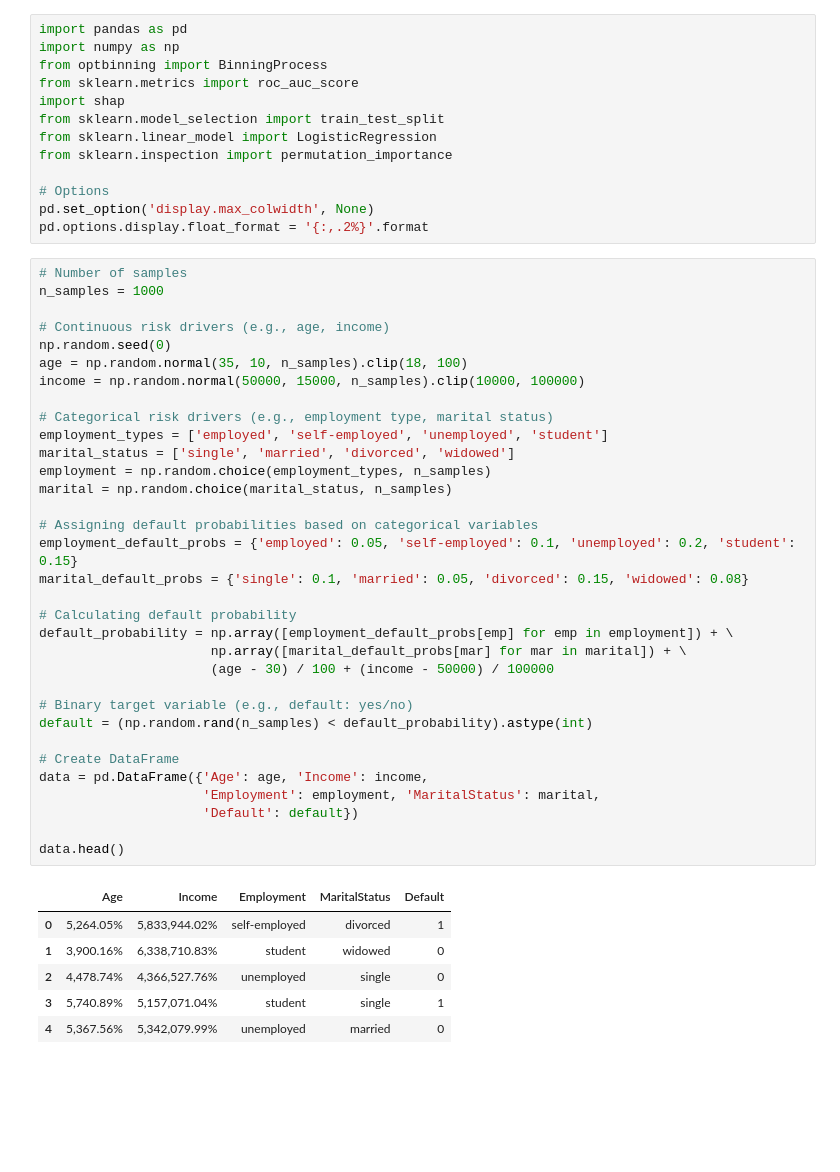
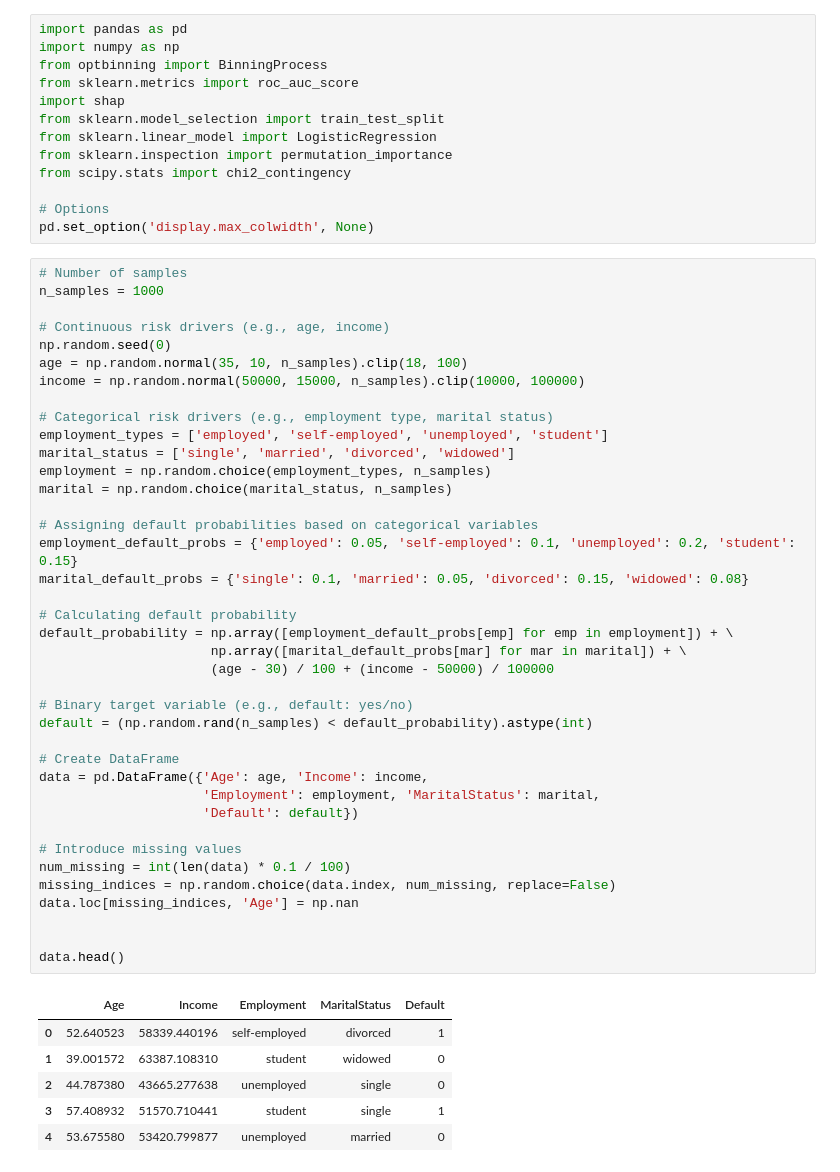
Before and after one commit to at621/snippets, a Jupyter notebook: optbinning_example.ipynb, the cells around one changed output. Saved outputs shown, nothing was run; the diff lists cells and outputs as text; blank space fills up the shorter version.

```diff
--- a/optbinning_example.ipynb
+++ b/optbinning_example.ipynb
@@ -21,10 +18,10 @@ import shap
 from sklearn.model_selection import train_test_split
 from sklearn.linear_model import LogisticRegression
 from sklearn.inspection import permutation_importance
+from scipy.stats import chi2_contingency
 
 # Options
 pd.set_option('display.max_colwidth', None)
-pd.options.display.float_format = '{:,.2%}'.format
 # %%
 # Number of samples
 n_samples = 1000
@@ -33,36 +30,42 @@ n_samples = 1000
 np.random.seed(0)
 age = np.random.normal(35, 10, n_samples).clip(18, 100)
 income = np.random.normal(50000, 15000, n_samples).clip(10000, 100000)
 
 # Categorical risk drivers (e.g., employment type, marital status)
 employment_types = ['employed', 'self-employed', 'unemployed', 'student']
 marital_status = ['single', 'married', 'divorced', 'widowed']
 employment = np.random.choice(employment_types, n_samples)
 marital = np.random.choice(marital_status, n_samples)
 
 # Assigning default probabilities based on categorical variables
 employment_default_probs = {'employed': 0.05, 'self-employed': 0.1, 'unemployed': 0.2, 'student': 0.15}
 marital_default_probs = {'single': 0.1, 'married': 0.05, 'divorced': 0.15, 'widowed': 0.08}
 
 # Calculating default probability
 default_probability = np.array([employment_default_probs[emp] for emp in employment]) + \
                       np.array([marital_default_probs[mar] for mar in marital]) + \
                       (age - 30) / 100 + (income - 50000) / 100000
 
 # Binary target variable (e.g., default: yes/no)
 default = (np.random.rand(n_samples) < default_probability).astype(int)
 
 # Create DataFrame
 data = pd.DataFrame({'Age': age, 'Income': income,
                      'Employment': employment, 'MaritalStatus': marital,
                      'Default': default})
 
+# Introduce missing values
+num_missing = int(len(data) * 0.1 / 100)
+missing_indices = np.random.choice(data.index, num_missing, replace=False)
+data.loc[missing_indices, 'Age'] = np.nan
+
+
 data.head()
 # %% [output]
 |  | Age | Income | Employment | MaritalStatus | Default |
-| 0 | 5,264.05% | 5,833,944.02% | self-employed | divorced | 1 |
-| 1 | 3,900.16% | 6,338,710.83% | student | widowed | 0 |
-| 2 | 4,478.74% | 4,366,527.76% | unemployed | single | 0 |
-| 3 | 5,740.89% | 5,157,071.04% | student | single | 1 |
-| 4 | 5,367.56% | 5,342,079.99% | unemployed | married | 0 |
+| 0 | 52.640523 | 58339.440196 | self-employed | divorced | 1 |
+| 1 | 39.001572 | 63387.108310 | student | widowed | 0 |
+| 2 | 44.787380 | 43665.277638 | unemployed | single | 0 |
+| 3 | 57.408932 | 51570.710441 | student | single | 1 |
+| 4 | 53.675580 | 53420.799877 | unemployed | married | 0 |
 # %%
```
Also changed, not shown: parts of 12 cells of this notebook.
